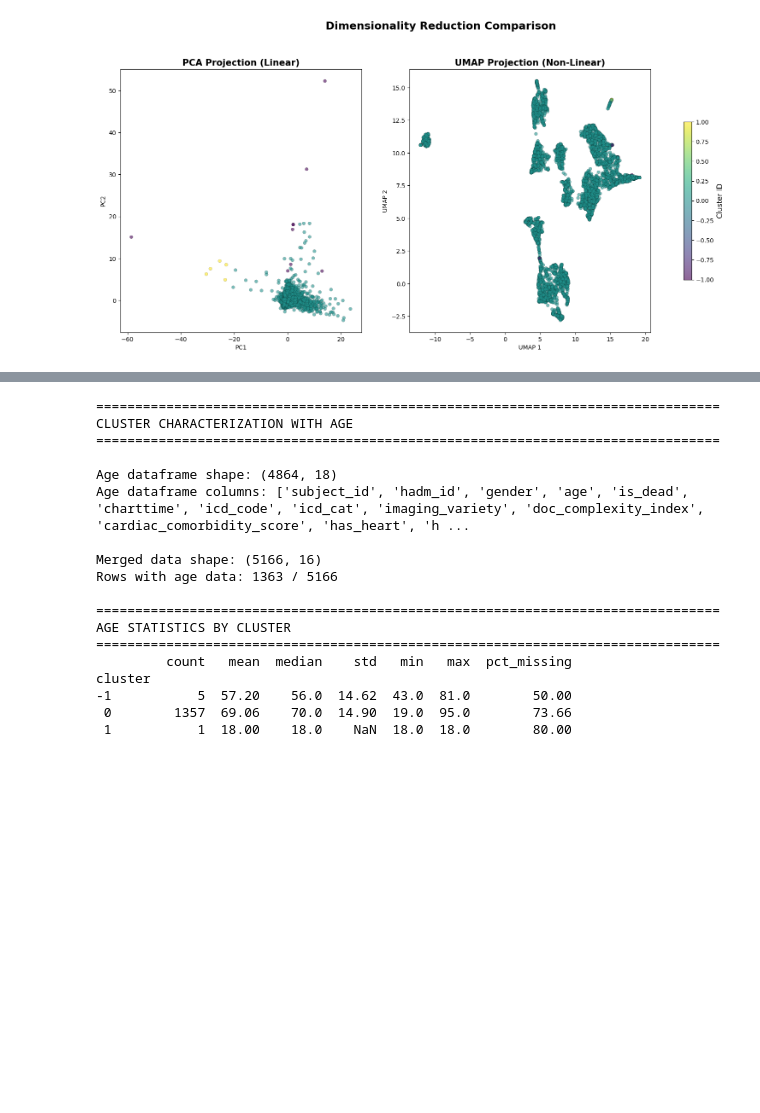
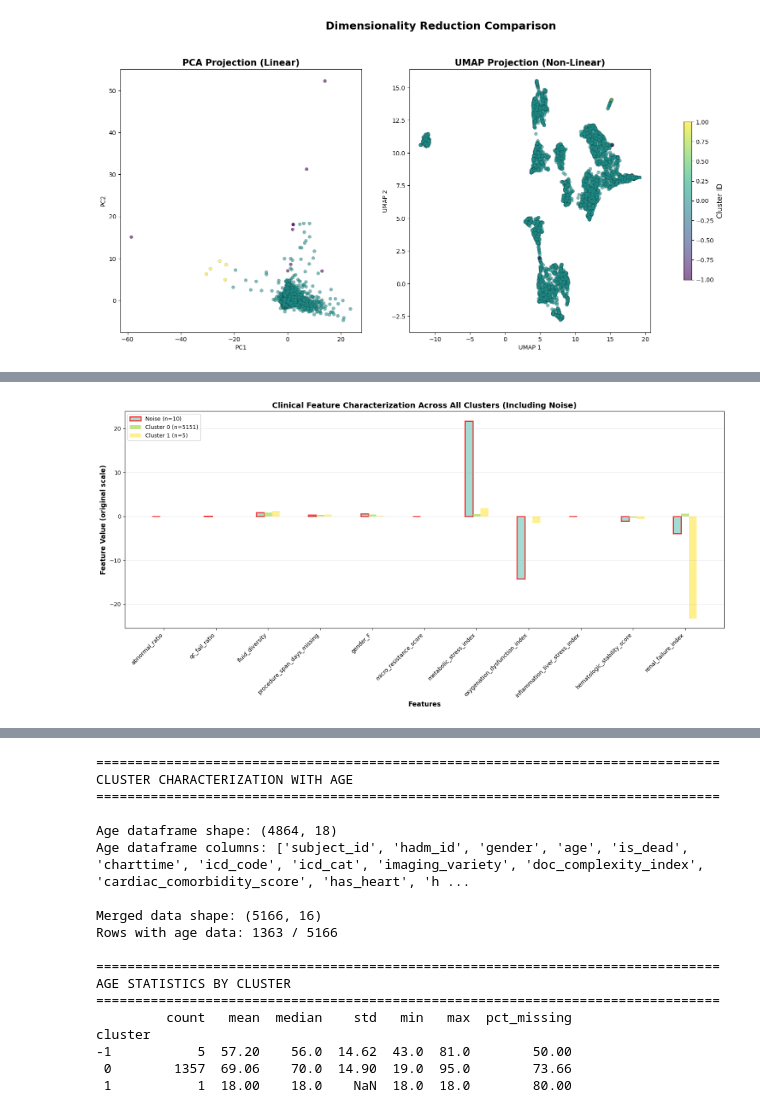
Before and after one commit to alexandermittet/Data_Analytics_for_Health_UniPi, a Jupyter notebook: code/2.2_density_based_clustering.ipynb, the cells around one changed output, grey strips where cells are left out. Cells and saved outputs as stored; diff of their text form; code cells hidden in the pictures; blank space fills up the shorter version.

Commit message:
add cluster validtiy similartiry matrix pltos

```diff
--- a/code/2.2_density_based_clustering.ipynb
+++ b/code/2.2_density_based_clustering.ipynb
@@ -571,0 +561,89 @@ cluster
+# %%
+# Create comprehensive summary table of all features by cluster (including noise)
+print("=" * 80)
+print("COMPREHENSIVE CLINICAL CHARACTERIZATION BY CLUSTER (INCLUDING NOISE)")
+print("=" * 80)
+
+# Compute mean, std, and count for all numeric features by cluster
+outcome_summary_mean = df_clustered.groupby('cluster')[numeric_features].mean().round(3)
+outcome_summary_std = df_clustered.groupby('cluster')[numeric_features].std().round(3)
+outcome_summary_count = df_clustered.groupby('cluster').size()
+
+print(f"\nCluster Sizes:")
+print(outcome_summary_count)
+print(f"\nTotal: {outcome_summary_count.sum()} subjects")
+
+print("\n" + "=" * 80)
+print("MEAN VALUES BY CLUSTER")
+print("=" * 80)
+print(outcome_summary_mean)
+
+print("\n" + "=" * 80)
+print("STANDARD DEVIATION BY CLUSTER")
+print("=" * 80)
+print(outcome_summary_std)
+
+# Create a visualization comparing all features across clusters (including noise)
+fig, ax = plt.subplots(figsize=(16, 8))
+
+# Plot mean values for each cluster
+x_pos = np.arange(len(numeric_features))
+width = 0.15
+colors = plt.cm.Set3(np.linspace(0, 1, len(outcome_summary_mean)))
+
+for idx, (cluster_id, color) in enumerate(zip(outcome_summary_mean.index, colors)):
+    offset = (idx - len(outcome_summary_mean)/2 + 0.5) * width
+    if cluster_id == -1:
+        label = f'Noise (n={outcome_summary_count[cluster_id]})'
+        ax.bar(x_pos + offset, outcome_summary_mean.loc[cluster_id], width,
+               label=label, color=color, edgecolor='red', linewidth=2, alpha=0.8)
+    else:
+        label = f'Cluster {int(cluster_id)} (n={outcome_summary_count[cluster_id]})'
+        ax.bar(x_pos + offset, outcome_summary_mean.loc[cluster_id], width,
+               label=label, color=color, alpha=0.8)
+
+ax.set_xlabel('Features', fontsize=12, fontweight='bold')
+ax.set_ylabel('Feature Value (original scale)', fontsize=12, fontweight='bold')
+ax.set_title('Clinical Feature Characterization Across All Clusters (Including Noise)',
+             fontsize=14, fontweight='bold')
+ax.set_xticks(x_pos)
+ax.set_xticklabels(numeric_features, rotation=45, ha='right')
+ax.legend(loc='upper left', fontsize=10)
+ax.grid(True, alpha=0.3, axis='y')
+plt.tight_layout()
+plt.savefig(plots_dir / '2.2.2_all_features_cluster_comparison.png', dpi=300, bbox_inches='tight')
+plt.show()
+
+# Detailed noise characterization
+if -1 in df_clustered['cluster'].values:
+    print("\n" + "=" * 80)
+    print("DETAILED NOISE POINTS CHARACTERIZATION")
+    print("=" * 80)
+
+    noise_data = df_clustered[df_clustered['cluster'] == -1]
+    valid_data = df_clustered[df_clustered['cluster'] != -1]
+
+    print(f"\nNoise Points: {len(noise_data)} ({len(noise_data)/len(df_clustered)*100:.2f}%)")
+    print(f"Valid Clusters: {len(valid_data)} ({len(valid_data)/len(df_clustered)*100:.2f}%)")
+
+    print("\nComparison: Noise vs. Valid Clusters (Mean ± Std):")
+    comparison = pd.DataFrame({
+        'Noise_Mean': noise_data[numeric_features].mean(),
+        'Noise_Std': noise_data[numeric_features].std(),
+        'Valid_Mean': valid_data[numeric_features].mean(),
+        'Valid_Std': valid_data[numeric_features].std(),
+    }).round(3)
+
+    # Calculate percentage difference
+    comparison['Pct_Diff'] = ((comparison['Noise_Mean'] - comparison['Valid_Mean']) /
+                              (comparison['Valid_Mean'].abs() + 1e-10) * 100).round(2)
+
+    print(comparison)
+
+    # Identify which features make noise points anomalous
+    print("\nFeatures with Largest Deviation in Noise Points (Pct Difference):")
+    top_anomalies = comparison['Pct_Diff'].abs().nlargest(5)
+    for feature, pct_diff in top_anomalies.items():
+        direction = "HIGHER" if comparison.loc[feature, 'Pct_Diff'] > 0 else "LOWER"
+        print(f"  {feature}: {pct_diff:.2f}% {direction} in noise points")
+# %% [output]
@@ -571,0 +667 @@ cluster
+[figure, added]
```
Also changed, not shown: parts of 5 cells of this notebook, 3 other files.
